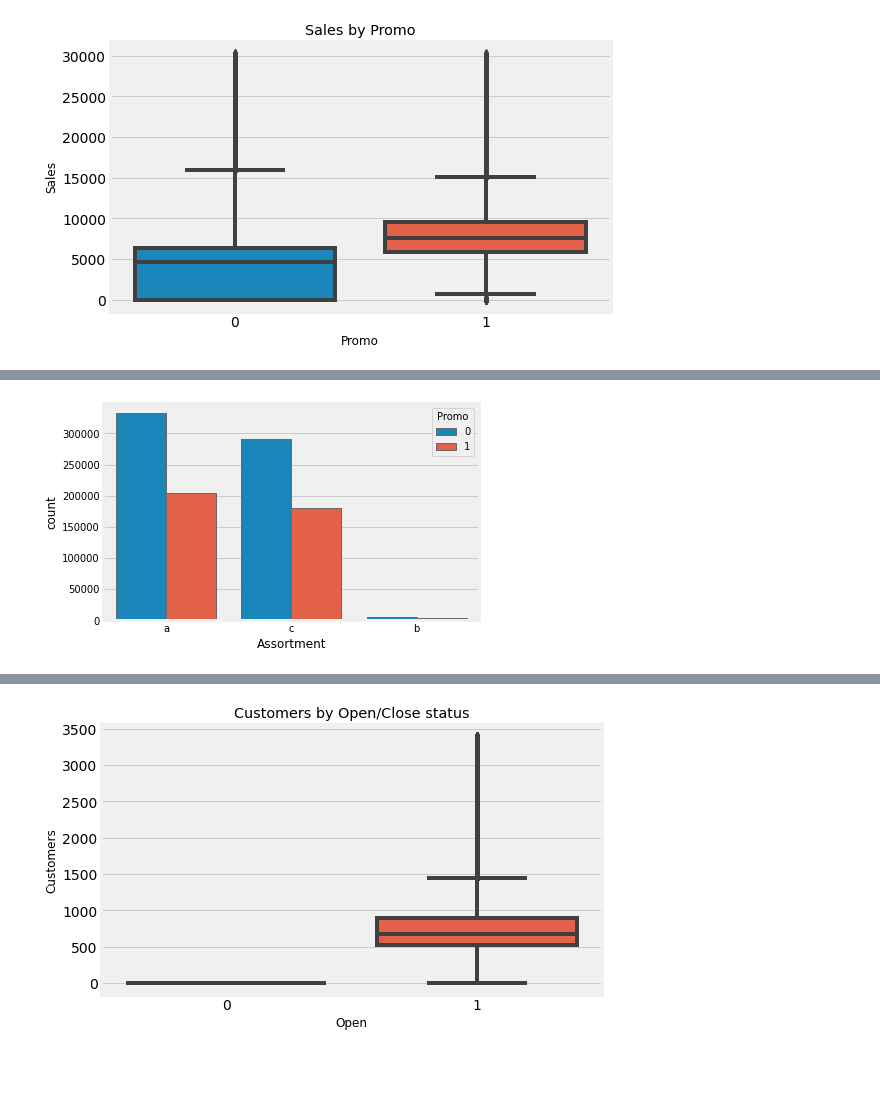
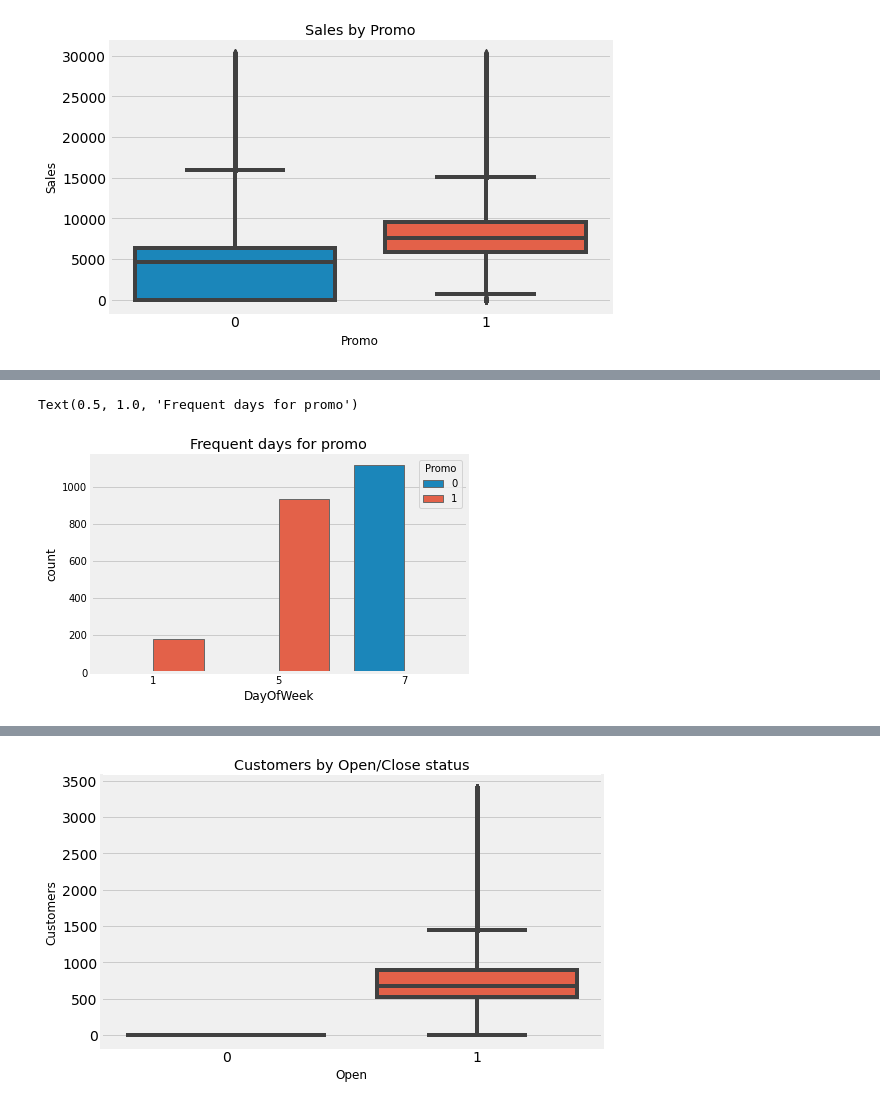
Before and after one commit to fbagire/pharmaceutical_sales_forecast, a Jupyter notebook: notebook/EDA.ipynb, the cells around one changed output, grey strips where cells are left out. Drawn from its saved outputs; the diff is of its cells as text; code cells hidden in the pictures; blank space fills up the shorter version.

```diff
--- a/notebook/EDA.ipynb
+++ b/notebook/EDA.ipynb
@@ -265,4 +243,0 @@ sns.countplot(data=train_df,x='DayOfWeek',hue='Open')
-# %%
-_=sns.countplot(x='Assortment',data=train_df,hue='Promo')
-# %% [output]
-[figure, removed]
@@ -272,0 +247,7 @@ _=sns.countplot(x='Assortment',data=train_df,hue='Promo')
+# %%
+# tt.plot(kind='bar',x='DayOfWeek',y='Promo')
+ax=sns.countplot(x='DayOfWeek',data=tt,hue='Promo')
+ax.set_title('Frequent days for promo')
+# %% [output]
+Text(0.5, 1.0, 'Frequent days for promo')
+[figure, added]
```
Also changed, not shown: parts of 44 cells of this notebook.
